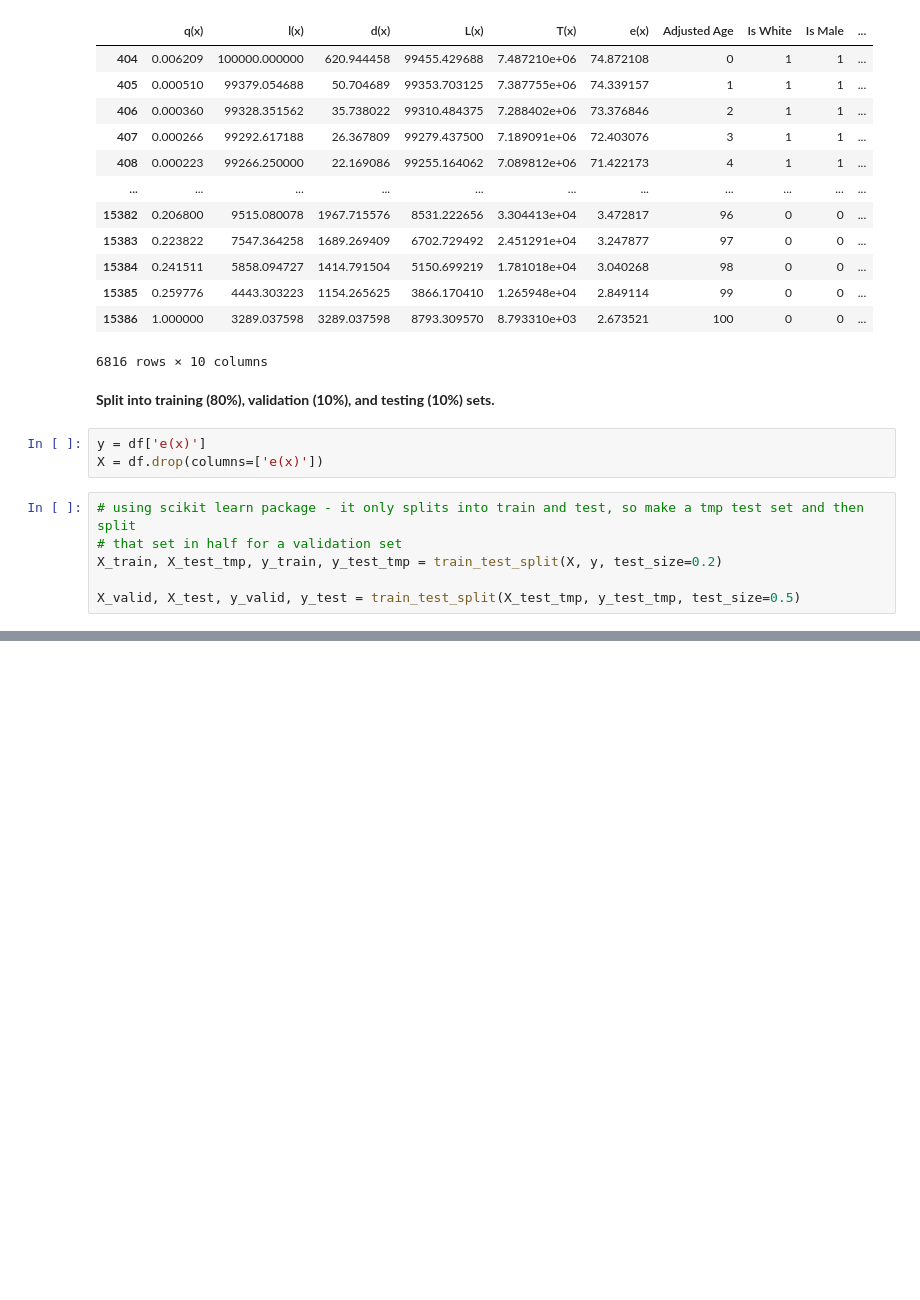
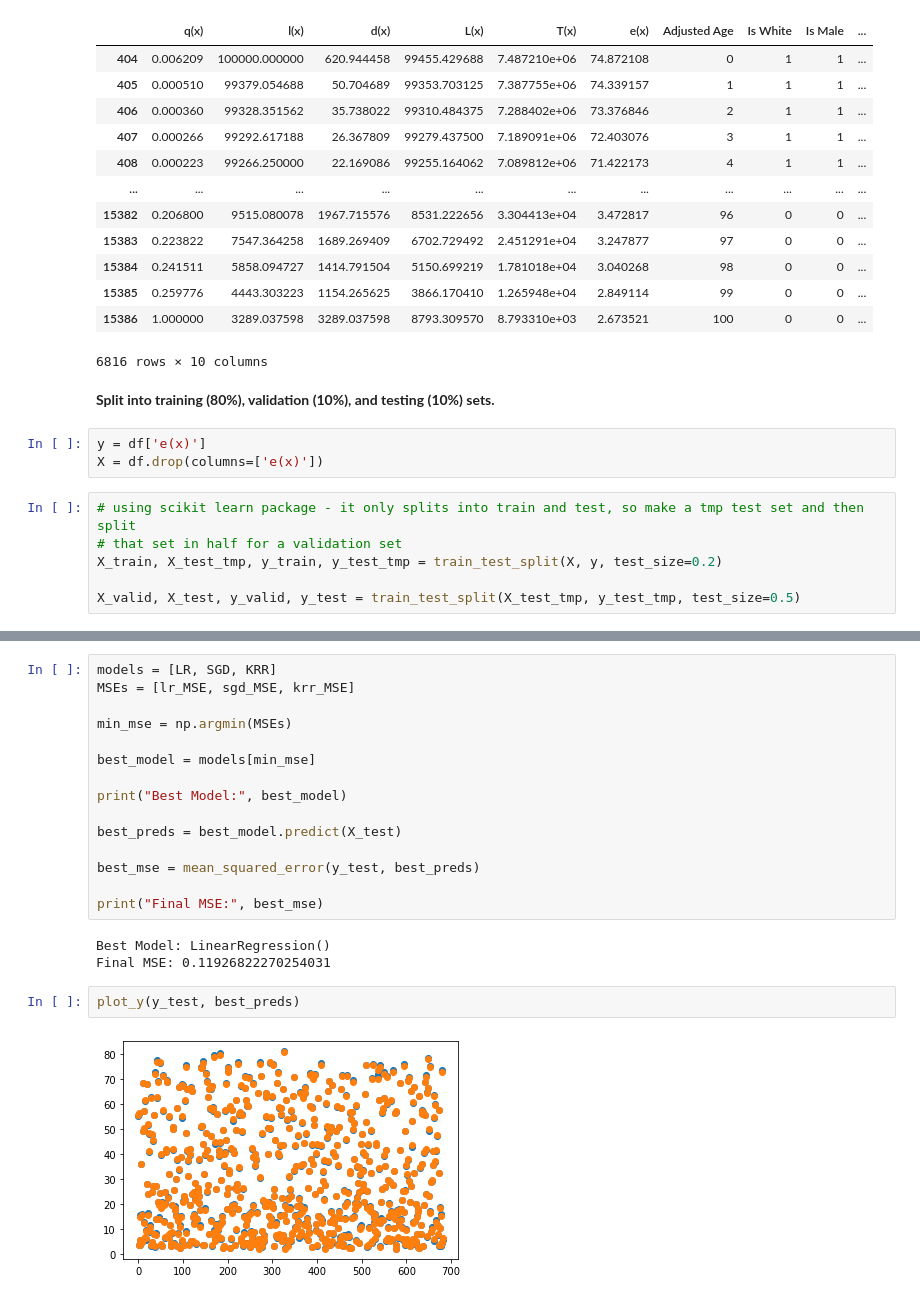
Before and after one commit to rochellekris/Life_Expectancy_ML, a Jupyter notebook: data_collation/Final_Project.ipynb, the cells around one changed output, grey strips where cells are left out. Cells and saved outputs as stored; diff of their text form; blank space fills up the shorter version.

```diff
--- a/data_collation/Final_Project.ipynb
+++ b/data_collation/Final_Project.ipynb
@@ -202,0 +193,22 @@ Name: e(x), Length: 682, dtype: float64
+# %%
+models = [LR, SGD, KRR]
+MSEs = [lr_MSE, sgd_MSE, krr_MSE]
+
+min_mse = np.argmin(MSEs)
+
+best_model = models[min_mse]
+
+print("Best Model:", best_model)
+
+best_preds = best_model.predict(X_test)
+
+best_mse = mean_squared_error(y_test, best_preds)
+
+print("Final MSE:", best_mse)
+# %% [output]
+Best Model: LinearRegression()
+Final MSE: 0.11926822270254031
+# %%
+plot_y(y_test, best_preds)
+# %% [output]
+[figure, added]
```
Also changed, not shown: parts of 11 cells of this notebook.
